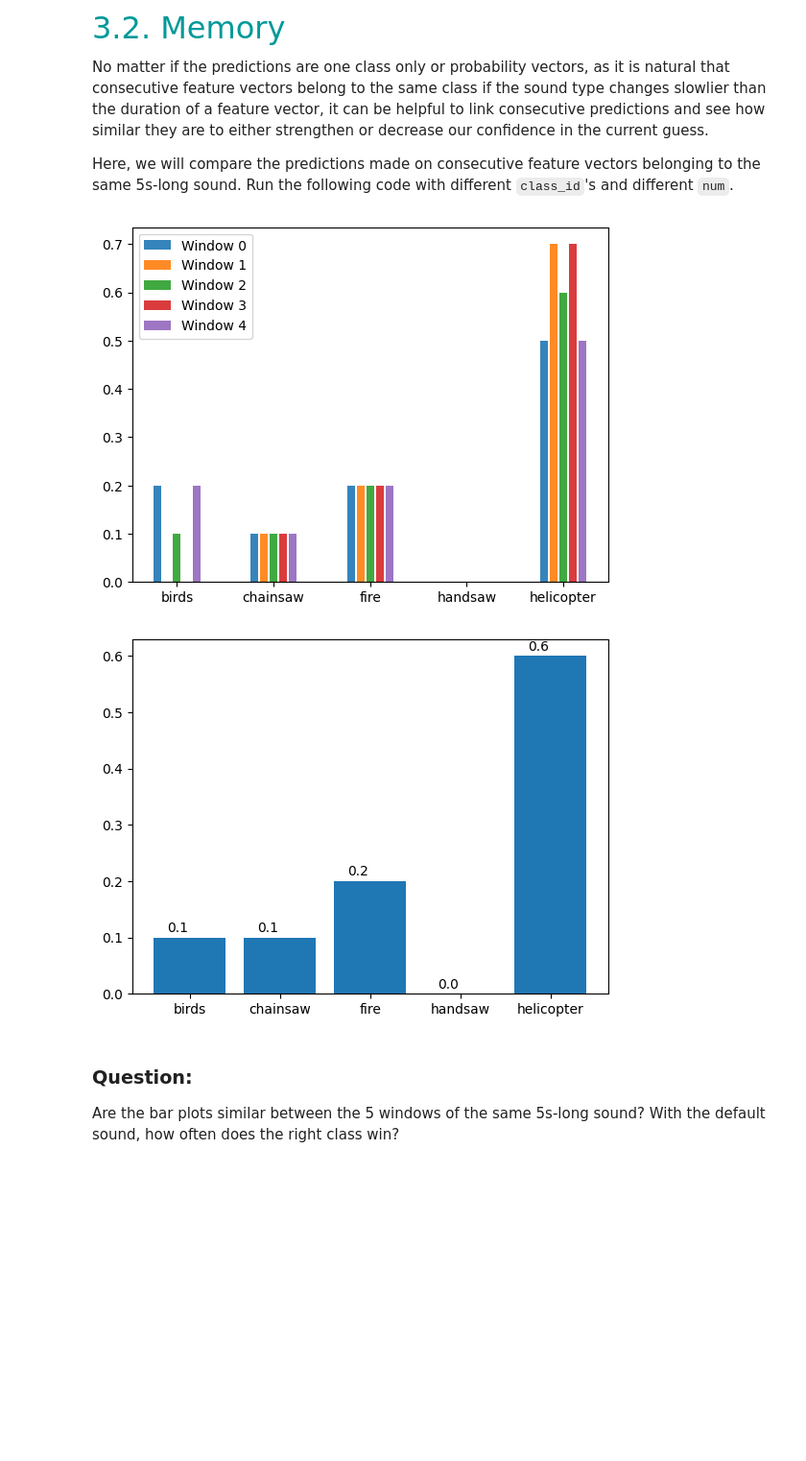
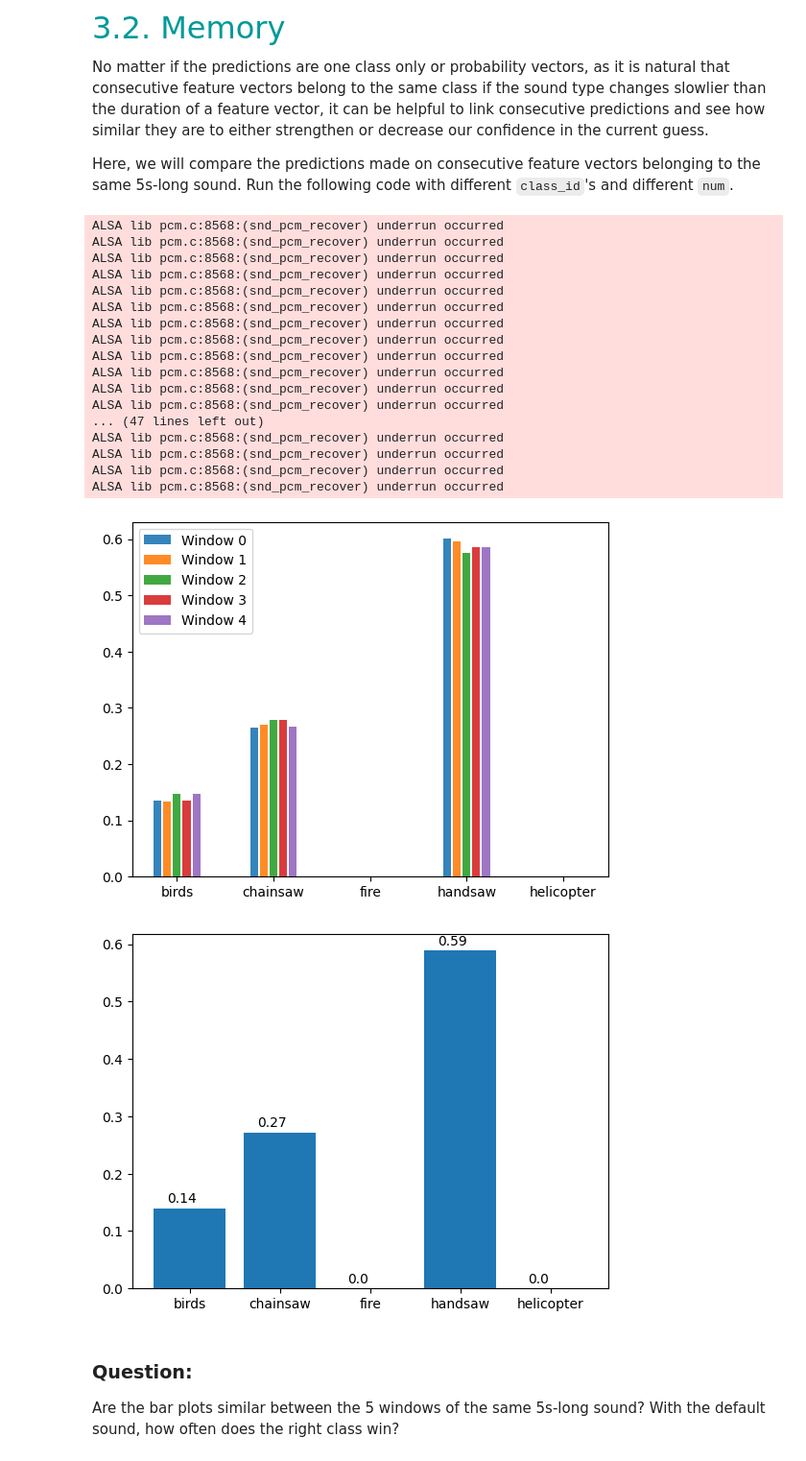
Before and after one commit to Raph480/LELEC210X, a Jupyter notebook: classification/h5a3_confidence_and_memory.ipynb, the cells around one changed output. Shown: that part at 96% size. Cells and saved outputs as stored; diff of their text form; code cells hidden in the pictures; blank space fills up the shorter version.

```diff
--- a/classification/h5a3_confidence_and_memory.ipynb
+++ b/classification/h5a3_confidence_and_memory.ipynb
@@ -61,10 +63,14 @@ Don't forget to normalize your feature vectors as well as reduce their dimension
 import pickle
 
 ### TO COMPLETE - Uncomment the following line
-model_knn = pickle.load(open('data/models/KNN_noPCA.pickle', 'rb')) # Write your path to the model here!
+model_knn = pickle.load(open('data/models/KNN_PCA5.pickle', 'rb')) # Write your path to the model here!
 normalize = True
-pca = None
 
+#pca = None
+pca = pickle.load(open('data/models/pca_5FV.pickle', 'rb')) # Write your path to the model here!
+
+print(model_knn)
+print(pca)
 
 "Creation of the dataset"
 myds = Feature_vector_DS(
@@ -126,7 +152,7 @@ num = 0  # 0 (default), 1, ..., 3
 #What does num correspond to?
 # num is the index of the sound in the dataset
 
-sound = dataset["helicopter", num]
+sound = dataset["fire", num]
 audio = AudioUtil.open(sound)
 audio = AudioUtil.resample(audio, 11025)
 AudioUtil.play(audio)
@@ -141,36 +167,56 @@ for window in range(n_win):
     ncol = int(1000 * 11025 / (1e3 * 512))
     sgram = sgram[:, :ncol]
     fv = sgram.reshape(-1)
+    #adapt if PCA is used #TODO: TO CORRECT
+    if pca is not None:
+        fv = pca.transform([fv])[0]
 
     ### TO COMPLETE - Eventually normalize and reduce feature vector dimensionality
 
     probs[window, :] = model_knn.predict_proba([fv])[0]
 
 "Mean bar chart"
 plt.figure()
 for window in range(n_win):
     plt.bar(
         np.arange(len(classnames)) * 2 * n_win + window,
         probs[window, :],
         alpha=0.9,
         label=f"Window {window}",
     )
 plt.legend()
 plt.gca().set_xticks(np.arange(len(classnames)) * 2 * n_win + 2)
 plt.gca().set_xticklabels(classnames)
 plt.show()
 
 plt.figure()
 plt.bar(np.arange(len(classnames)), np.mean(probs, axis=0))
 plt.gca().set_xticks(np.arange(len(classnames)))
 plt.gca().set_xticklabels(classnames)
 #Add the proba value on the plot
 for i, v in enumerate(np.mean(probs, axis=0)):
     plt.text(i - 0.25, v + 0.01, str(round(v, 2)))
 plt.show()
 # %% [output]
+ALSA lib pcm.c:8568:(snd_pcm_recover) underrun occurred
+ALSA lib pcm.c:8568:(snd_pcm_recover) underrun occurred
+ALSA lib pcm.c:8568:(snd_pcm_recover) underrun occurred
+ALSA lib pcm.c:8568:(snd_pcm_recover) underrun occurred
+ALSA lib pcm.c:8568:(snd_pcm_recover) underrun occurred
+ALSA lib pcm.c:8568:(snd_pcm_recover) underrun occurred
+ALSA lib pcm.c:8568:(snd_pcm_recover) underrun occurred
+ALSA lib pcm.c:8568:(snd_pcm_recover) underrun occurred
+ALSA lib pcm.c:8568:(snd_pcm_recover) underrun occurred
+ALSA lib pcm.c:8568:(snd_pcm_recover) underrun occurred
+ALSA lib pcm.c:8568:(snd_pcm_recover) underrun occurred
+ALSA lib pcm.c:8568:(snd_pcm_recover) underrun occurred
+... (47 lines left out)
+ALSA lib pcm.c:8568:(snd_pcm_recover) underrun occurred
+ALSA lib pcm.c:8568:(snd_pcm_recover) underrun occurred
+ALSA lib pcm.c:8568:(snd_pcm_recover) underrun occurred
+ALSA lib pcm.c:8568:(snd_pcm_recover) underrun occurred
-[figure, old version]
+[figure, new version]
-[figure, old version]
+[figure, new version]
 # %% [markdown]
 ### Question:
 Are the bar plots similar between the 5 windows of the same 5s-long sound? With the default sound, how often does the right class win?
```
Also changed, not shown: parts of 3 cells of this notebook, 16 other files.
